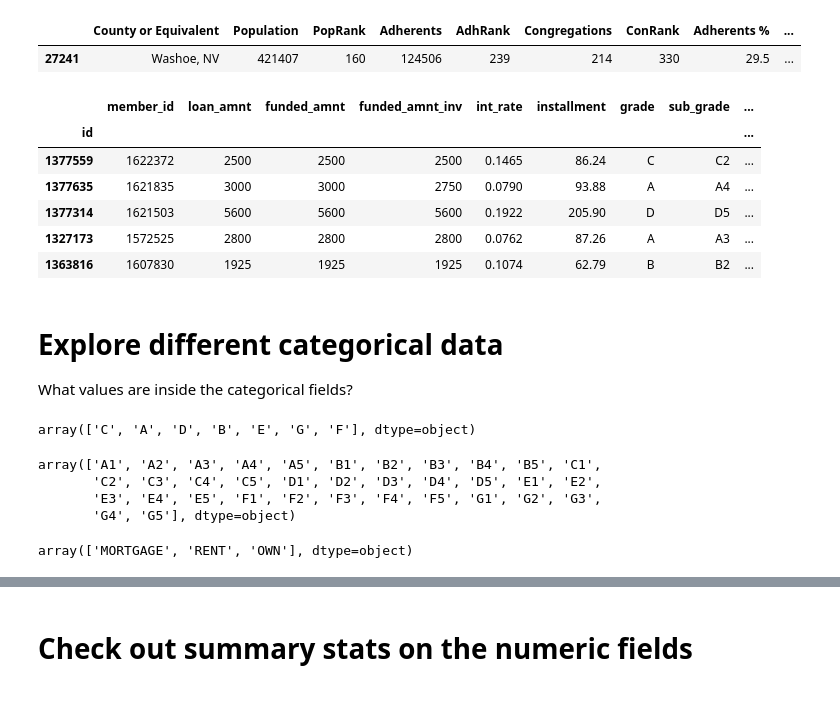
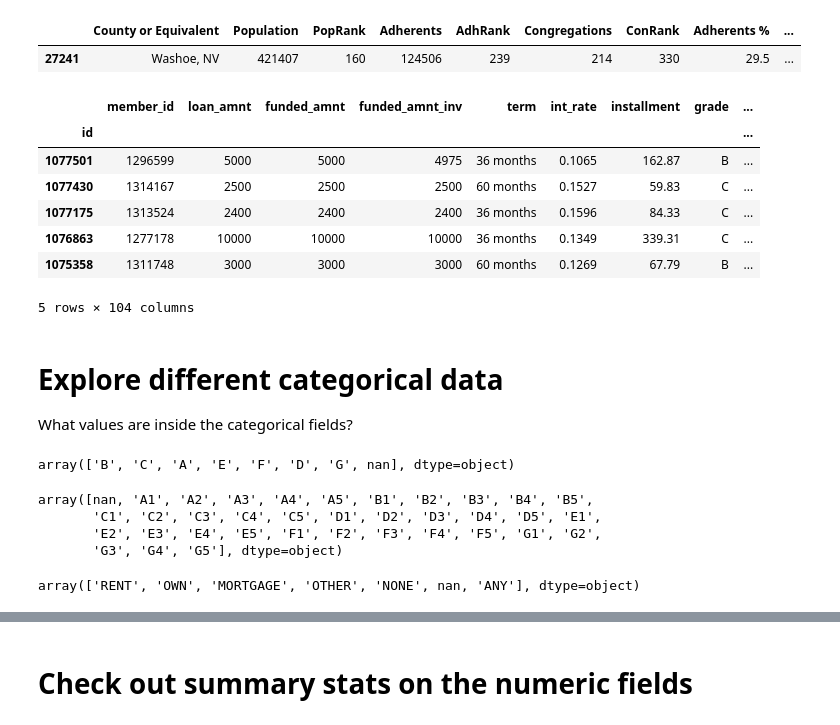
Before and after one commit to mschoeffler1/ds_portfolio, a Jupyter notebook: lending_club/LendingClub.ipynb, the cells around one changed output, grey strips where cells are left out. Cells and saved outputs as stored; diff of their text form; code cells hidden in the pictures.

```diff
--- a/lending_club/LendingClub.ipynb
+++ b/lending_club/LendingClub.ipynb
@@ -85,7 +85,4 @@ zip_counties.sample()
 # %%
-import pandas as pd
-pd.set_option('display.max_columns', 100)
-%matplotlib inline
 # map county codes to county names
 national_county = pd.read_csv('national_county.txt',
     names=['State', 'State_Code', 'County_Code', 'County', 'H1'], dtype={1: str, 2: str})
@@ -101,9 +98,6 @@ national_county.head()
 | 3 | AL | 01 | 007 | Bibb County | H1 | 01007 | Bibb, AL |
 | 4 | AL | 01 | 009 | Blount County | H1 | 01009 | Blount, AL |
 # %%
-import pandas as pd
-pd.set_option('display.max_columns', 100)
-%matplotlib inline
 # map county names to religious adherents
 religion = pd.read_csv('2010.csv', skiprows = 2, header = 1)
 religion.head()
@@ -137,7 +131,14 @@ pd.set_option('display.max_columns', 100)
 %matplotlib inline
 # 2012-2013 loan data - files are available from deeper history
 # had to unzip file
-past_loans = pd.read_csv('LoanStats3b_securev1.csv', header = 1, index_col=0, skiprows=0, skip_footer=2, engine='python')
+#past_loans = pd.read_csv('LoanStats3a_securev1.csv', header = 1, index_col=0, skiprows=0, skip_footer=2, engine='python')
+#past_loans2 = pd.read_csv('LoanStats3b_securev1.csv', header = 1, index_col=0, skiprows=0, skip_footer=2, engine='python')
+past_loans = pd.concat([pd.read_csv('LoanStats3a_securev1.csv', header = 1, index_col=0, skiprows=0, skip_footer=2, engine='python'),
+                        pd.read_csv('LoanStats3b_securev1.csv', header = 1, index_col=0, skiprows=0, skip_footer=2, engine='python'),
+                        pd.read_csv('LoanStats3c_securev1.csv', header = 1, index_col=0, skiprows=0, skip_footer=2, engine='python'),
+                        pd.read_csv('LoanStats3d_securev1.csv', header = 1, index_col=0, skiprows=0, skip_footer=2, engine='python')])
+#past_loans = pd.concat(past_loans, pd.read_csv('LoanStats3c_securev1.csv', header = 1, index_col=0, skiprows=0, skip_footer=2, engine='python'))
+#past_loans = pd.concat(past_loans, pd.read_csv('LoanStats3d_securev1.csv', header = 1, index_col=0, skiprows=0, skip_footer=2, engine='python'))
 past_loans['term'] = past_loans['term'].astype('category')
 past_loans['grade'] = past_loans['grade'].astype('category')
 past_loans['sub_grade'] = past_loans['sub_grade'].astype('category')
@@ -180,41 +181,45 @@ past_loans["employment"] = past_loans["emp_length"].map({'10+ years':13, '6 year
         '8 years': 8, '2 years': 2, '5 years': 5, '4 years': 4, '9 years': 9, 'n/a': 0, '1 year': 1, '3 years': 3})
 
 # assume each zip code ends in "01"
 past_loans['zip_code'] = past_loans['zip_code'].str[:3] + "01"
 
 # assume fico is at midpoint of fico range
 past_loans['fico'] = (past_loans['fico_range_low'] + past_loans['fico_range_high']) / 2
 
-# drop data that's not 2012 origination and 36 months term
-past_loans = past_loans.drop(past_loans[(past_loans.issue_d >= '2012-07-01') | (past_loans.term == ' 60 months')].index)
-
 # drop pointless data
 past_loans=past_loans.dropna(axis=1,how='all')
 past_loans=past_loans.drop('application_type',axis = 1) # only contains "individual"
-past_loans=past_loans.drop('term',axis = 1) # only contains "36" because I fitered down
 past_loans=past_loans.drop('pymnt_plan', axis = 1) # only contains "n"
 past_loans=past_loans.drop('url',axis = 1) # repeats info
 
 # drop columns that are are blank in this data set
 #past_loans=past_loans.drop(['next_pymnt_d', 'mths_since_last_major_derog', 'tot_coll_amt',
 #    'tot_cur_bal', 'total_rev_hi_lim', 'avg_cur_bal', 'mo_sin_old_il_acct', 'mo_sin_old_rev_tl_op',
 #    'mo_sin_rcnt_rev_tl_op', 'mo_sin_rcnt_tl', 'mths_since_recent_bc_dlq', 'num_accts_ever_120_pd',
 #    'num_actv_bc_tl' ,'num_actv_rev_tl', 'num_bc_tl', 'num_il_tl' ,'num_op_rev_tl' ,'num_rev_accts',
 #    'num_rev_tl_bal_gt_0', 'num_tl_120dpd_2m', 'num_tl_30dpd' ,'num_tl_90g_dpd_24m', 'num_tl_op_past_12m',
 #    'pct_tl_nvr_dlq', 'tot_hi_cred_lim', 'total_il_high_credit_limit'],axis = 1)
 
 past_loans=past_loans.drop(['out_prncp', 'out_prncp_inv', 'collections_12_mths_ex_med',
     'acc_now_delinq', 'chargeoff_within_12_mths', 'delinq_amnt', 'tax_liens'],axis = 1)
 
 # drop data that could leak future info
 past_loans=past_loans.drop(['last_credit_pull_d', 'last_fico_range_high', 'last_fico_range_low'],axis = 1)
 
+# past_loans_copy = past_loans.copy(deep=True)
+
+# drop data that's not 2012 origination and 36 months term
+# commenting out because I am converting loan statuses for more recent loans below
+# past_loans = past_loans.drop(past_loans[(past_loans.issue_d >= '2012-07-01') | (past_loans.term == ' 60 months')].index)
+# past_loans=past_loans.drop('term',axis = 1) # only contains "36" because I fitered down
+
 past_loans.head()
 # %% [output]
-|  | member_id | loan_amnt | funded_amnt | funded_amnt_inv | int_rate | installment | grade | sub_grade | ... |
+|  | member_id | loan_amnt | funded_amnt | funded_amnt_inv | term | int_rate | installment | grade | ... |
 | id |  |  |  |  |  |  |  |  | ... |
-| 1377559 | 1622372 | 2500 | 2500 | 2500 | 0.1465 | 86.24 | C | C2 | ... |
-| 1377635 | 1621835 | 3000 | 3000 | 2750 | 0.0790 | 93.88 | A | A4 | ... |
-| 1377314 | 1621503 | 5600 | 5600 | 5600 | 0.1922 | 205.90 | D | D5 | ... |
-| 1327173 | 1572525 | 2800 | 2800 | 2800 | 0.0762 | 87.26 | A | A3 | ... |
-| 1363816 | 1607830 | 1925 | 1925 | 1925 | 0.1074 | 62.79 | B | B2 | ... |
+| 1077501 | 1296599 | 5000 | 5000 | 4975 | 36 months | 0.1065 | 162.87 | B | ... |
+| 1077430 | 1314167 | 2500 | 2500 | 2500 | 60 months | 0.1527 | 59.83 | C | ... |
+| 1077175 | 1313524 | 2400 | 2400 | 2400 | 36 months | 0.1596 | 84.33 | C | ... |
+| 1076863 | 1277178 | 10000 | 10000 | 10000 | 36 months | 0.1349 | 339.31 | C | ... |
+| 1075358 | 1311748 | 3000 | 3000 | 3000 | 60 months | 0.1269 | 67.79 | B | ... |
+5 rows × 104 columns
@@ -224,20 +231,20 @@ What values are inside the categorical fields?
 # %%
 pd.unique(past_loans['grade'])
 # %% [output]
-array(['C', 'A', 'D', 'B', 'E', 'G', 'F'], dtype=object)
+array(['B', 'C', 'A', 'E', 'F', 'D', 'G', nan], dtype=object)
 # %%
 subgrades = pd.unique(past_loans['sub_grade'])
 subgrades.sort()
 subgrades
 # %% [output]
-array(['A1', 'A2', 'A3', 'A4', 'A5', 'B1', 'B2', 'B3', 'B4', 'B5', 'C1',
-       'C2', 'C3', 'C4', 'C5', 'D1', 'D2', 'D3', 'D4', 'D5', 'E1', 'E2',
-       'E3', 'E4', 'E5', 'F1', 'F2', 'F3', 'F4', 'F5', 'G1', 'G2', 'G3',
-       'G4', 'G5'], dtype=object)
+array([nan, 'A1', 'A2', 'A3', 'A4', 'A5', 'B1', 'B2', 'B3', 'B4', 'B5',
+       'C1', 'C2', 'C3', 'C4', 'C5', 'D1', 'D2', 'D3', 'D4', 'D5', 'E1',
+       'E2', 'E3', 'E4', 'E5', 'F1', 'F2', 'F3', 'F4', 'F5', 'G1', 'G2',
+       'G3', 'G4', 'G5'], dtype=object)
 # %%
 pd.unique(past_loans['home_ownership'])
 # %% [output]
-array(['MORTGAGE', 'RENT', 'OWN'], dtype=object)
+array(['RENT', 'OWN', 'MORTGAGE', 'OTHER', 'NONE', nan, 'ANY'], dtype=object)
 # %%
 pd.unique(past_loans['emp_length'])
 # %% [output]
```
Also changed, not shown: parts of 43 cells of this notebook, 3 other files.
